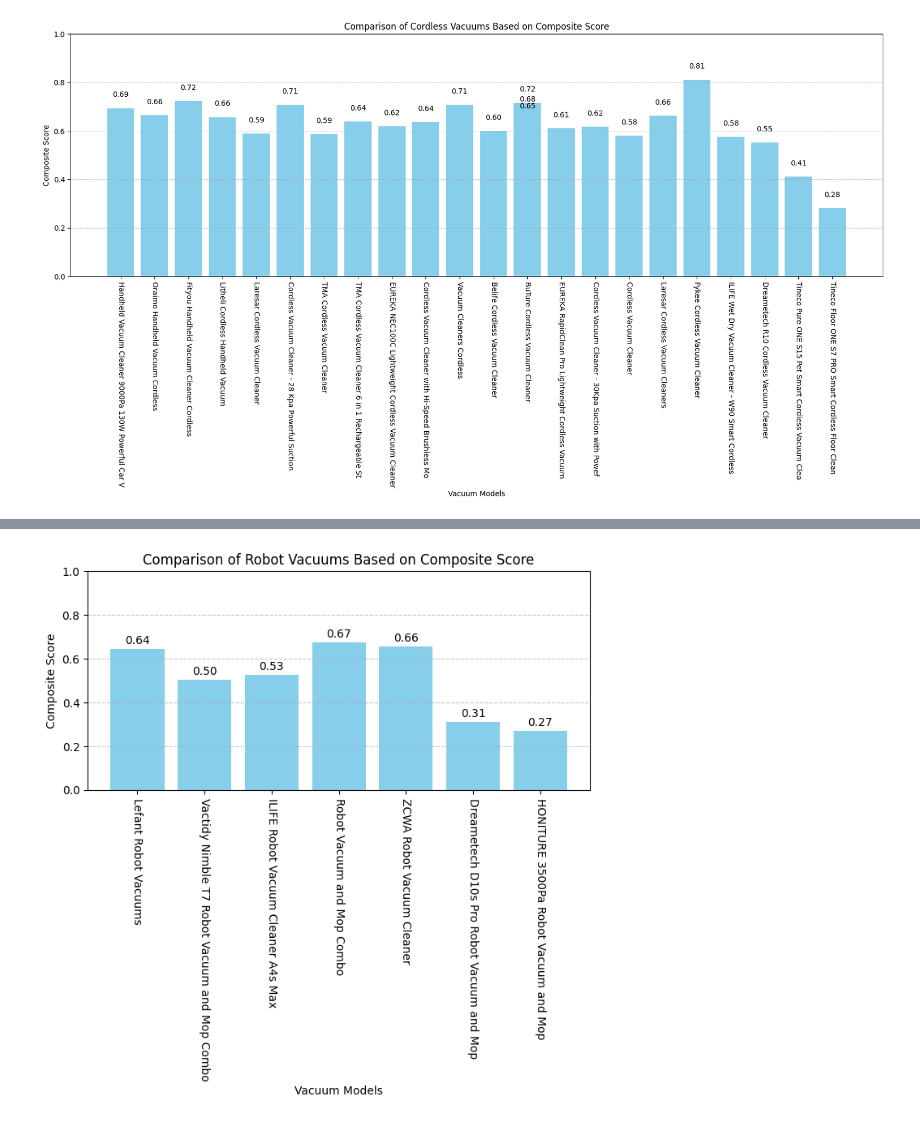
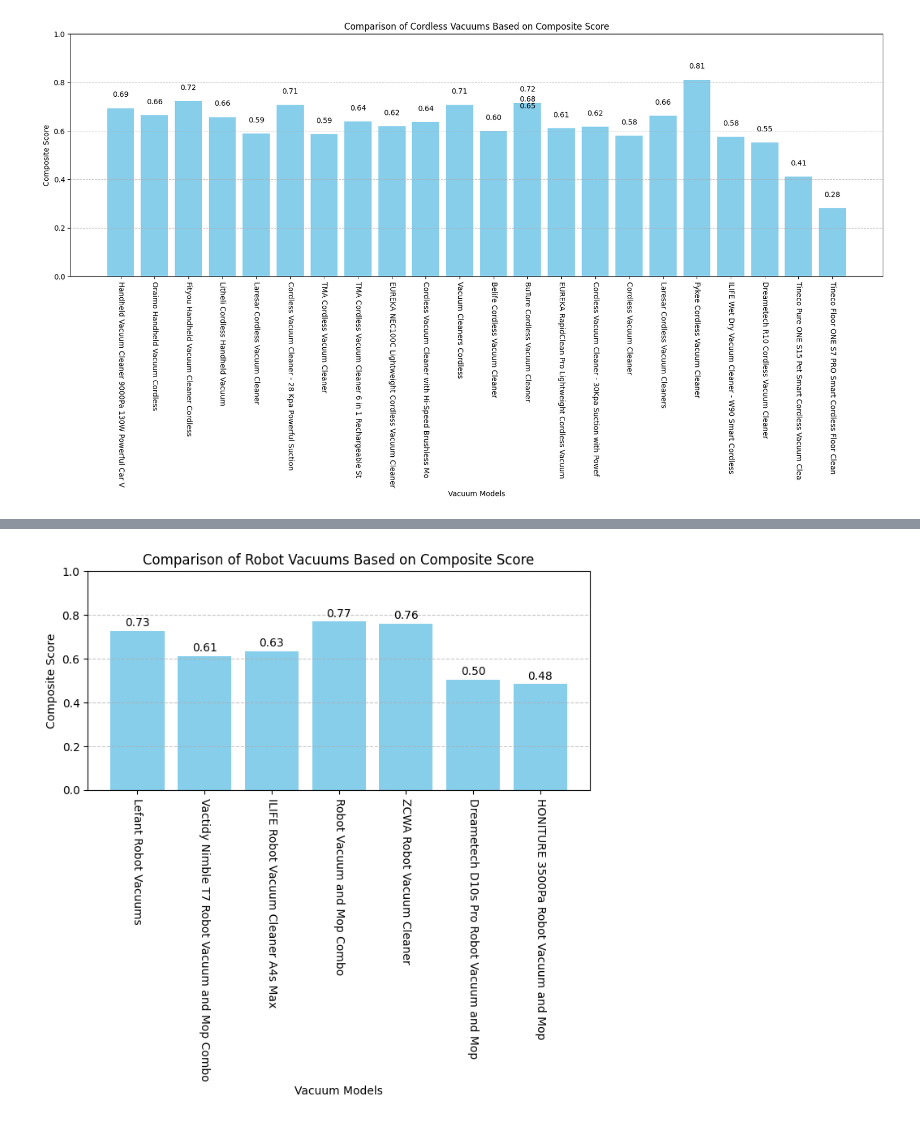
Before and after one commit to urpey/python-web-scraping-project, a Jupyter notebook: web_scraping_for_vacuum_cleaner.ipynb, the cells around one changed output, grey strips where cells are left out. Drawn from its saved outputs; the diff is of its cells as text; code cells hidden in the pictures.

```diff
--- a/web_scraping_for_vacuum_cleaner.ipynb
+++ b/web_scraping_for_vacuum_cleaner.ipynb
@@ -131,8 +176,8 @@ Weight_Discount = 0.3  # Weight for discount
 Weight_Rating = 0.3  # Weight for user rating
 
 # Normalize the price, discount rate, and user rating
-max_price = cordless_df['product_discount_price'].max()  # Maximum price among all vacuum cleaners
-max_discount_rate = cordless_df['discount_rate'].max()  # Maximum discount rate among all vacuum cleaners
+max_price = df['product_discount_price'].max()  # Maximum price among all vacuum cleaners
+max_discount_rate = df['discount_rate'].max()  # Maximum discount rate among all vacuum cleaners
 max_rating = 5.0  # Maximum user rating among all vacuum cleaners
 
 # normalized_price = price / max_price
@@ -178,8 +223,8 @@ Weight_Discount = 0.3  # Weight for discount
 Weight_Rating = 0.3  # Weight for user rating
 
 # Normalize the price, discount rate, and user rating
-max_price = handheld_df['product_discount_price'].max()  # Maximum price among all vacuum cleaners
-max_discount_rate = handheld_df['discount_rate'].max()  # Maximum discount rate among all vacuum cleaners
+max_price = df['product_discount_price'].max()  # Maximum price among all vacuum cleaners
+max_discount_rate = df['discount_rate'].max()  # Maximum discount rate among all vacuum cleaners
 max_rating = 5.0  # Maximum user rating among all vacuum cleaners
 
 # normalized_price = price / max_price
@@ -225,8 +270,8 @@ Weight_Discount = 0.3  # Weight for discount
 Weight_Rating = 0.3  # Weight for user rating
 
 # Normalize the price, discount rate, and user rating
-max_price = robot_df['product_discount_price'].max()  # Maximum price among all vacuum cleaners
-max_discount_rate = robot_df['discount_rate'].max()  # Maximum discount rate among all vacuum cleaners
+max_price = df['product_discount_price'].max()  # Maximum price among all vacuum cleaners
+max_discount_rate = df['discount_rate'].max()  # Maximum discount rate among all vacuum cleaners
 max_rating = 5.0  # Maximum user rating among all vacuum cleaners
 
 # normalized_price = price / max_price
@@ -236,31 +281,31 @@ max_rating = 5.0  # Maximum user rating among all vacuum cleaners
 composite_scores = [(Weight_Price * (1-price / max_price) + Weight_Discount * (1 - discount_rate / max_discount_rate) + Weight_Rating * user_rating / max_rating) /
  (Weight_Price + Weight_Discount + Weight_Rating) for price, user_rating, discount_rate in zip(robot_df['product_discount_price'], robot_df['product_rating'], robot_df['discount_rate'])]
 
 # Create a bar chart
 plt.figure(figsize=(7, 7))
 bars = plt.bar(robot_df['product_title'], composite_scores, color='skyblue')
 plt.xlabel('Vacuum Models')
 plt.ylabel('Composite Score')
 plt.title('Comparison of Robot Vacuums Based on Composite Score')
 plt.ylim(0, 1)  # Set the y-axis range from 0 to 1
 plt.xticks(rotation=270)  # Rotate x-axis labels for better readability
 plt.grid(axis='y', linestyle='--', alpha=0.7)
 
 # Show detail
 for bar, price, discount_rate, user_rating in zip(bars, robot_df['product_discount_price'], robot_df['discount_rate'], robot_df['product_rating']):
     score = (Weight_Price * (1-price / max_price) + Weight_Discount * (1 - discount_rate / max_discount_rate) + Weight_Rating * user_rating / max_rating) /(Weight_Price + Weight_Discount + Weight_Rating)
     plt.text(
         bar.get_x() + bar.get_width() / 2,
         score + 0.01,
         f'{score:.2f}',
         ha='center',
         va='bottom',
         fontsize=10,
     )
 
 
 # Display the chart
 plt.tight_layout()
 plt.show()
 # %% [output]
-[figure, old version]
+[figure, new version]
```
Also changed, not shown: parts of 2 cells of this notebook.
